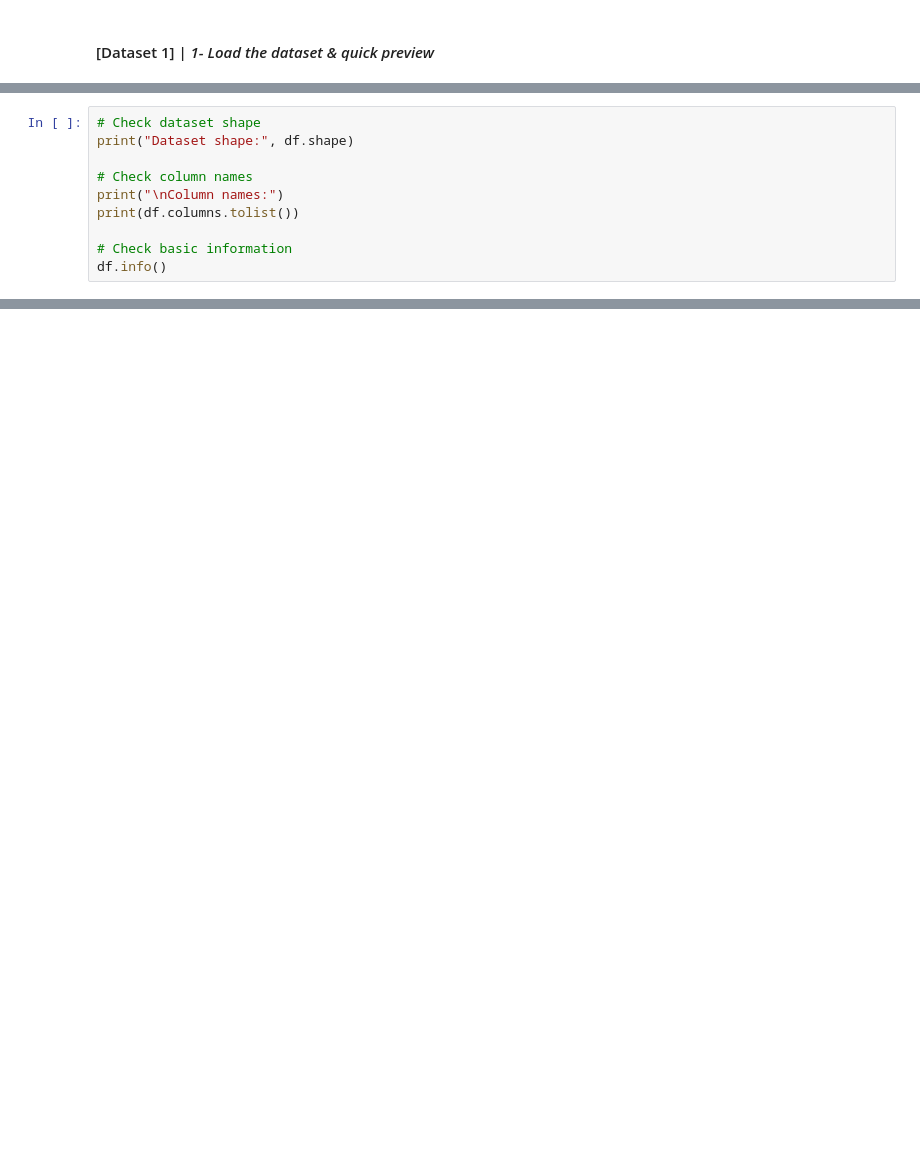
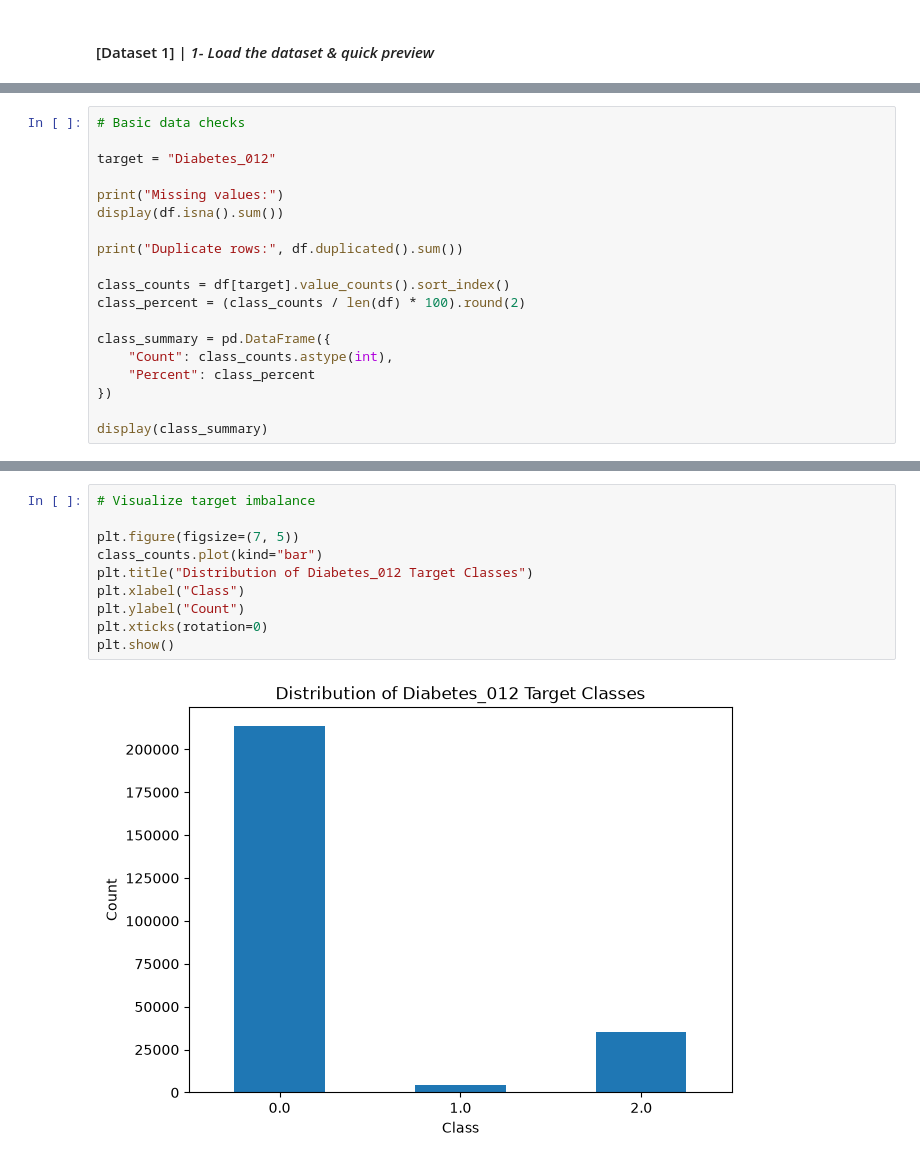
Before and after one commit to jasser-dh/MOD-C-1, a Jupyter notebook: OMDS-ModC1-Week1-Dhaouadi-Jasser.ipynb, the cells around one changed output, grey strips where cells are left out. Cells and saved outputs as stored; diff of their text form; blank space fills up the shorter version.

```diff
--- a/OMDS-ModC1-Week1-Dhaouadi-Jasser.ipynb
+++ b/OMDS-ModC1-Week1-Dhaouadi-Jasser.ipynb
@@ -83,11 +110,20 @@ df.head()
 # %%
-# Check dataset shape
-print("Dataset shape:", df.shape)
+# Basic data checks
 
-# Check column names
-print("\nColumn names:")
-print(df.columns.tolist())
+target = "Diabetes_012"
 
-# Check basic information
-df.info()
+print("Missing values:")
+display(df.isna().sum())
+
+print("Duplicate rows:", df.duplicated().sum())
+
+class_counts = df[target].value_counts().sort_index()
+class_percent = (class_counts / len(df) * 100).round(2)
+
+class_summary = pd.DataFrame({
+    "Count": class_counts.astype(int),
+    "Percent": class_percent
+})
+
+display(class_summary)
 # %% [output]
@@ -139,0 +166,12 @@ memory usage: 42.6 MB
+# %%
+# Visualize target imbalance
+
+plt.figure(figsize=(7, 5))
+class_counts.plot(kind="bar")
+plt.title("Distribution of Diabetes_012 Target Classes")
+plt.xlabel("Class")
+plt.ylabel("Count")
+plt.xticks(rotation=0)
+plt.show()
+# %% [output]
+[figure, added]
```
Also changed, not shown: parts of 145 cells of this notebook.
